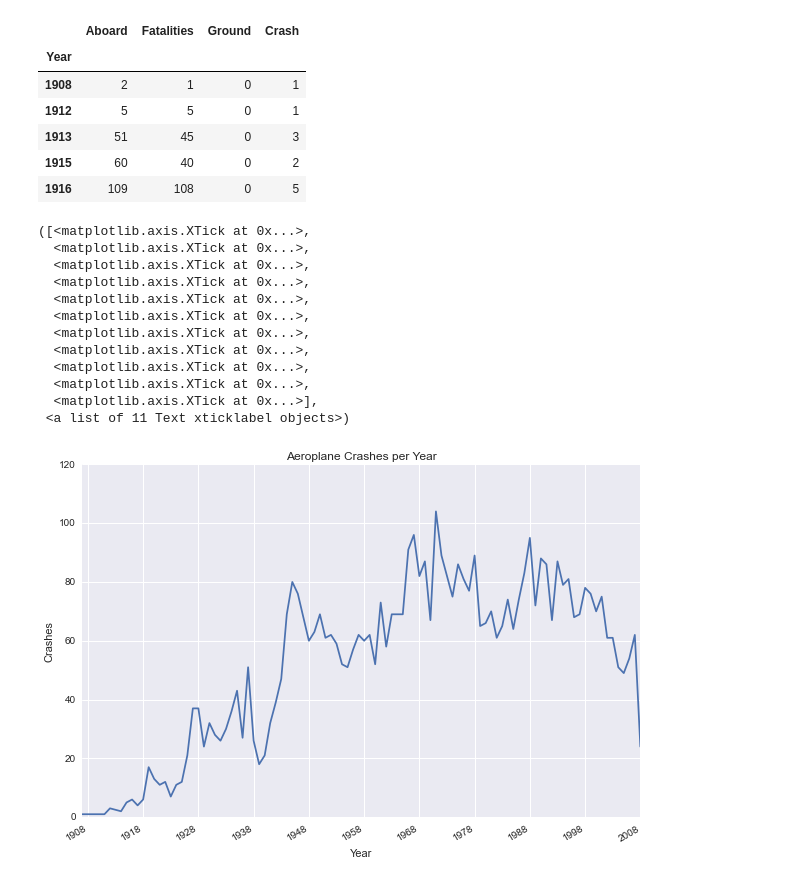
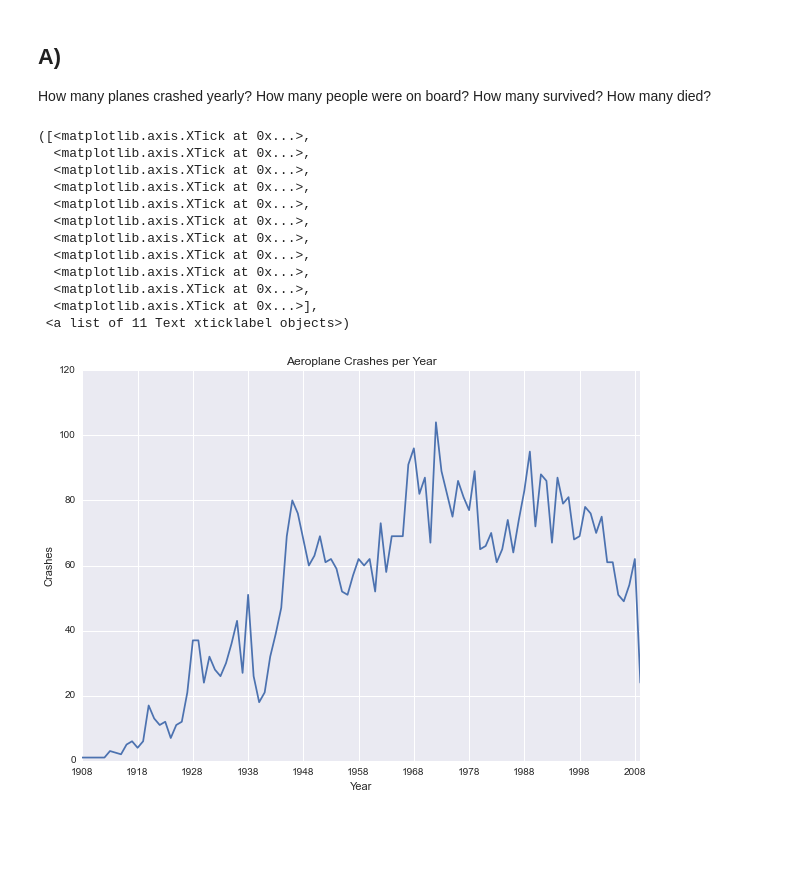
Before and after one commit to RyanSCodes/TLNR-Data-Science, a Jupyter notebook: PlaneCrashes/Aircrash.ipynb, the cells around one changed output. Drawn from its saved outputs; the diff is of its cells as text; code cells hidden in the pictures; blank space fills up the shorter version.

Commit message:
Ex 2 operators graphed

```diff
--- a/PlaneCrashes/Aircrash.ipynb
+++ b/PlaneCrashes/Aircrash.ipynb
@@ -4,11 +4,14 @@ import pandas as pd
 import matplotlib.pyplot as plt
 import seaborn as sns
 %matplotlib inline
+from pylab import rcParams
+rcParams['figure.figsize'] = 10, 7
 # %%
 datafile = '3-Airplane_Crashes_Since_1908.txt'
-df = pd.read_table(datafile, sep=',')
+df = pd.read_table(datafile, sep=',', parse_dates=False)
 df['Crash'] = 1
 df.head()
+# Parse in data
 # %% [output]
 |  | Date | Time | Location | Operator | Flight # | Route | Type | Registration | cn/In | Aboard | ... |
 | 0 | 09/17/1908 | 17:18 | Fort Myer, Virginia | Military - U.S. Army | NaN | Demonstration | Wright Flyer III | NaN | 1 | 2 | ... |
@@ -16,17 +19,18 @@ df.head()
 | 2 | 08/06/1913 | NaN | Victoria, British Columbia, Canada | Private | - | NaN | Curtiss seaplane | NaN | NaN | 1 | ... |
 | 3 | 09/09/1913 | 18:30 | Over the North Sea | Military - German Navy | NaN | NaN | Zeppelin L-1 (airship) | NaN | NaN | 20 | ... |
 | 4 | 10/17/1913 | 10:30 | Near Johannisthal, Germany | Military - German Navy | NaN | NaN | Zeppelin L-2 (airship) | NaN | NaN | 30 | ... |
-# %%
-df['Date'] = pd.to_datetime(df['Date'])
-
-df['Year'] = pd.DatetimeIndex(df.Date).to_period("y")
-YearVsDeaths = df.groupby('Year').sum()
-YearVsDeaths.head()
-# %% [output]
-|  | Aboard | Fatalities | Ground | Crash |
-| Year |  |  |  |  |
-| 1908 | 2 | 1 | 0 | 1 |
-| 1912 | 5 | 5 | 0 | 1 |
-| 1913 | 51 | 45 | 0 | 3 |
-| 1915 | 60 | 40 | 0 | 2 |
-| 1916 | 109 | 108 | 0 | 5 |
+# %% [markdown]
+## A)
+How many planes crashed yearly?
+How many people were on board?
+How many survived?
+How many died?
+# %%
+def  toInt(x) :
+    y = str(x)
+    z = y[-4:]
+    z = int(z)
+    return z
+
+df['Year'] = df['Date'].apply(toInt)
+# Cast an integer (Year) from datetime (Date)
@@ -33,20 +40,20 @@ YearVsDeaths.head()
 # %%
-plt.figure(figsize=(10, 7))
+#plt.figure(figsize=(10, 7))
 ax = YearVsDeaths['Crash'].plot(x_compat=True)
 ax.set(xlabel='Year', ylabel='Crashes', title='Aeroplane Crashes per Year')
-plt.xticks(pd.date_range("1908", "2009", freq="10A"))
+plt.xticks(np.arange(1908, 2009, 10))
 # %% [output]
 ([<matplotlib.axis.XTick at 0x...>,
   <matplotlib.axis.XTick at 0x...>,
   <matplotlib.axis.XTick at 0x...>,
   <matplotlib.axis.XTick at 0x...>,
   <matplotlib.axis.XTick at 0x...>,
   <matplotlib.axis.XTick at 0x...>,
   <matplotlib.axis.XTick at 0x...>,
   <matplotlib.axis.XTick at 0x...>,
   <matplotlib.axis.XTick at 0x...>,
   <matplotlib.axis.XTick at 0x...>,
   <matplotlib.axis.XTick at 0x...>],
  <a list of 11 Text xticklabel objects>)
-[figure, old version]
+[figure, new version]
 # %%
```
Also changed, not shown: parts of 11 cells of this notebook, 2 other files.
